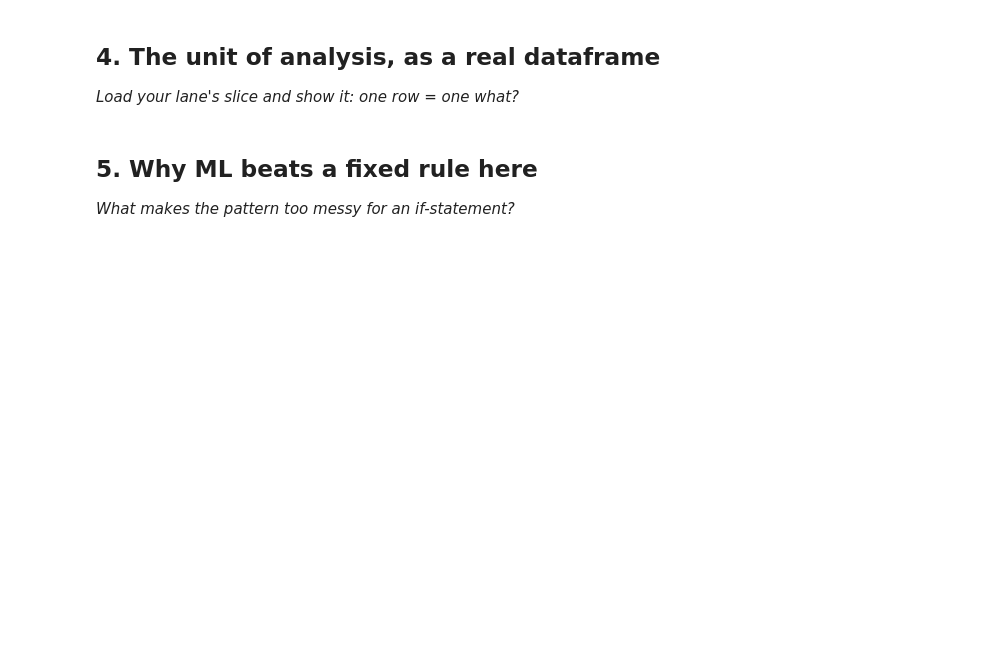
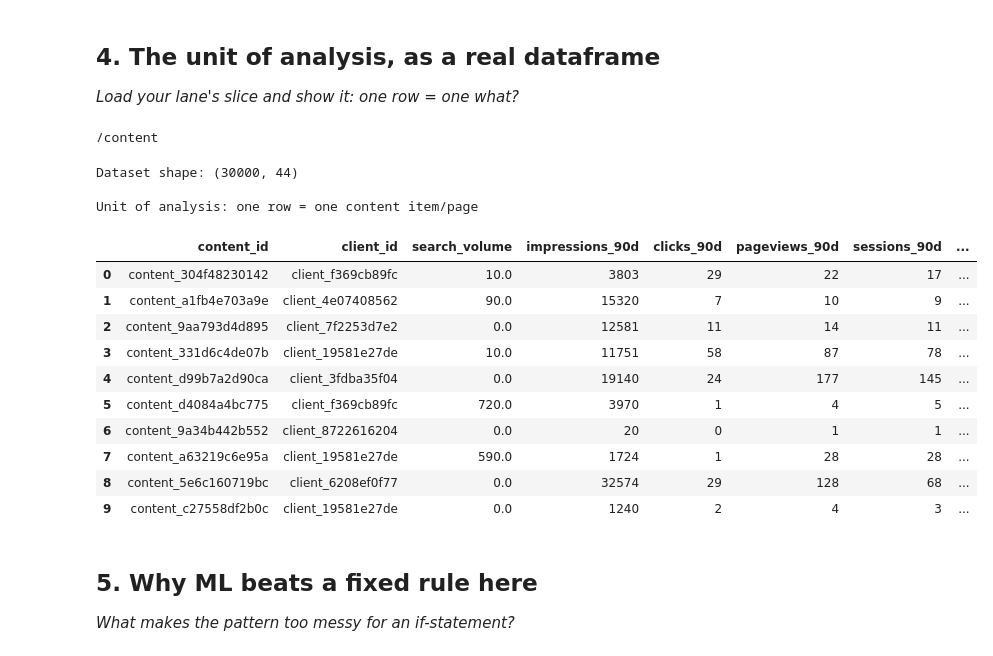
Before and after one commit to Soham334/flyrank-ml-internship, a Jupyter notebook: work/notebooks/w02_ml_task_framing.ipynb, the cells around one changed output. Drawn from its saved outputs; the diff is of its cells as text; code cells hidden in the pictures; blank space fills up the shorter version.

```diff
--- a/work/notebooks/w02_ml_task_framing.ipynb
+++ b/work/notebooks/w02_ml_task_framing.ipynb
@@ -37,3 +97,60 @@ This skeleton is yours to fill. Work the sections **in order** — each one has
+# %%
+import os
+
+print(os.getcwd())
+# %% [output]
+/content
+# %%
+import pandas as pd
+
+# Load the starter dataset directly from this repository.
+DATA_URL = (
+    "https://raw.githubusercontent.com/"
+    "Soham334/flyrank-ml-internship/"
+    "main/data/raw/content_refresh_anonymized.csv"
+)
+
+df = pd.read_csv(DATA_URL)
+
+print("Dataset shape:", df.shape)
+
+# Select a small, readable slice for this lane.
+lane_columns = [
+    "content_id",
+    "client_id",
+    "search_volume",
+    "impressions_90d",
+    "clicks_90d",
+    "pageviews_90d",
+    "sessions_90d",
+    "content_age_days",
+    "days_since_last_update",
+    "ctr",
+    "avg_position",
+    "engagement_rate",
+    "trend_direction",
+    "trend_pct",
+]
+
+lane_df = df[lane_columns].copy()
+
+print("\nUnit of analysis: one row = one content item/page")
+display(lane_df.head(10))
+# %% [output]
+Dataset shape: (30000, 44)
+
+Unit of analysis: one row = one content item/page
+|  | content_id | client_id | search_volume | impressions_90d | clicks_90d | pageviews_90d | sessions_90d | ... |
+| 0 | content_304f48230142 | client_f369cb89fc | 10.0 | 3803 | 29 | 22 | 17 | ... |
+| 1 | content_a1fb4e703a9e | client_4e07408562 | 90.0 | 15320 | 7 | 10 | 9 | ... |
+| 2 | content_9aa793d4d895 | client_7f2253d7e2 | 0.0 | 12581 | 11 | 14 | 11 | ... |
+| 3 | content_331d6c4de07b | client_19581e27de | 10.0 | 11751 | 58 | 87 | 78 | ... |
+| 4 | content_d99b7a2d90ca | client_3fdba35f04 | 0.0 | 19140 | 24 | 177 | 145 | ... |
+| 5 | content_d4084a4bc775 | client_f369cb89fc | 720.0 | 3970 | 1 | 4 | 5 | ... |
+| 6 | content_9a34b442b552 | client_8722616204 | 0.0 | 20 | 0 | 1 | 1 | ... |
+| 7 | content_a63219c6e95a | client_19581e27de | 590.0 | 1724 | 1 | 28 | 28 | ... |
+| 8 | content_5e6c160719bc | client_6208ef0f77 | 0.0 | 32574 | 29 | 128 | 68 | ... |
+| 9 | content_c27558df2b0c | client_19581e27de | 0.0 | 1240 | 2 | 4 | 3 | ... |
 # %% [markdown]
 ## 5. Why ML beats a fixed rule here
 
```
Also changed, not shown: parts of 8 cells of this notebook.
